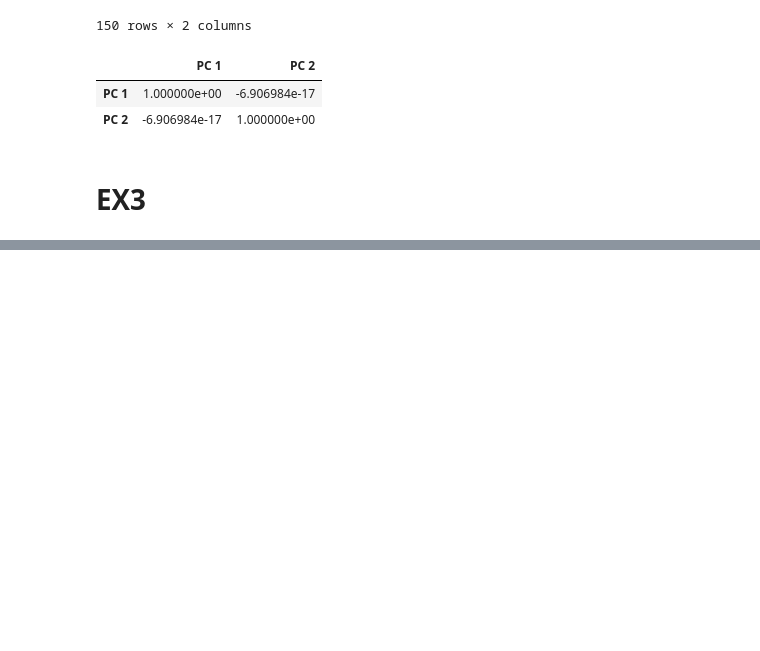
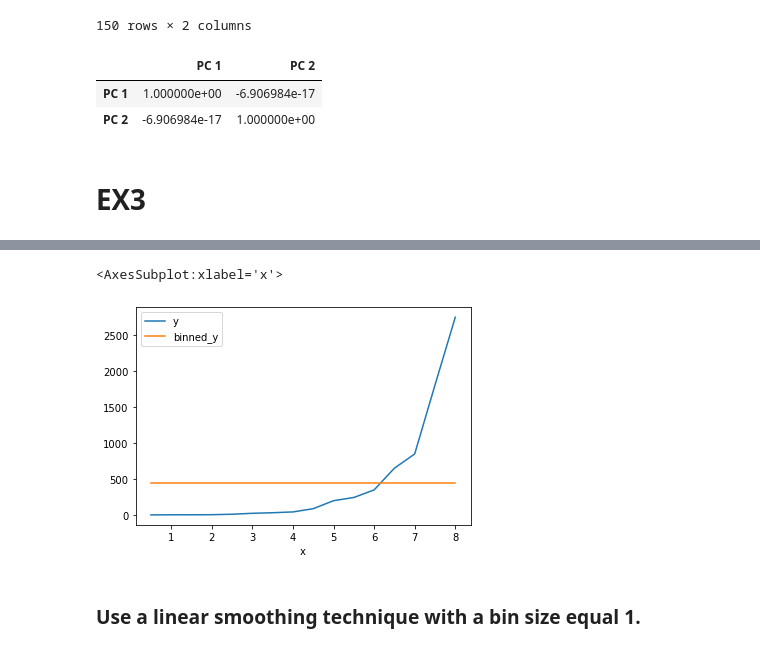
Before and after one commit to chechna9/data_science_fundamentals, a Jupyter notebook: Data Processing.ipynb, the cells around one changed output, grey strips where cells are left out. Drawn from its saved outputs; the diff is of its cells as text; code cells hidden in the pictures; blank space fills up the shorter version.

```diff
--- a/Data Processing.ipynb
+++ b/Data Processing.ipynb
@@ -292,0 +473,5 @@ pc_data.corr()
+# %%
+binned_table['binnumber']=binnumber
+binned_table['binned_y']=np.nan
+
+binned_table
@@ -292,0 +496,7 @@ pc_data.corr()
+# %%
+def calculate_binned_y(row):
+    newRow=row
+    newRow['binned_y'] = statistics[row['binnumber'].astype('int')-1]
+    return newRow
+binned_table=binned_table.apply(calculate_binned_y,axis=1,)
+binned_table
@@ -292,0 +521,7 @@ pc_data.corr()
+# %%
+binned_table.set_index('x')[['y','binned_y']].plot()
+# %% [output]
+<AxesSubplot:xlabel='x'>
+[figure, added]
+# %% [markdown]
+### Use a linear smoothing technique with a bin size equal 1.
```
Also changed, not shown: parts of 42 cells of this notebook, 1 other file.
